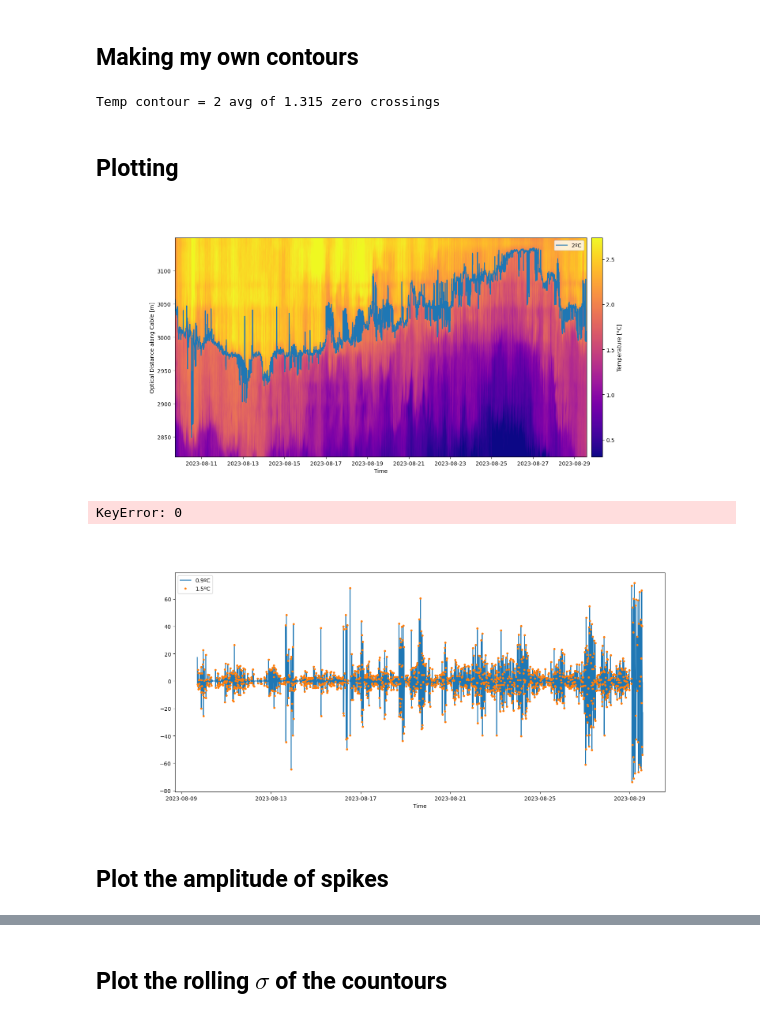
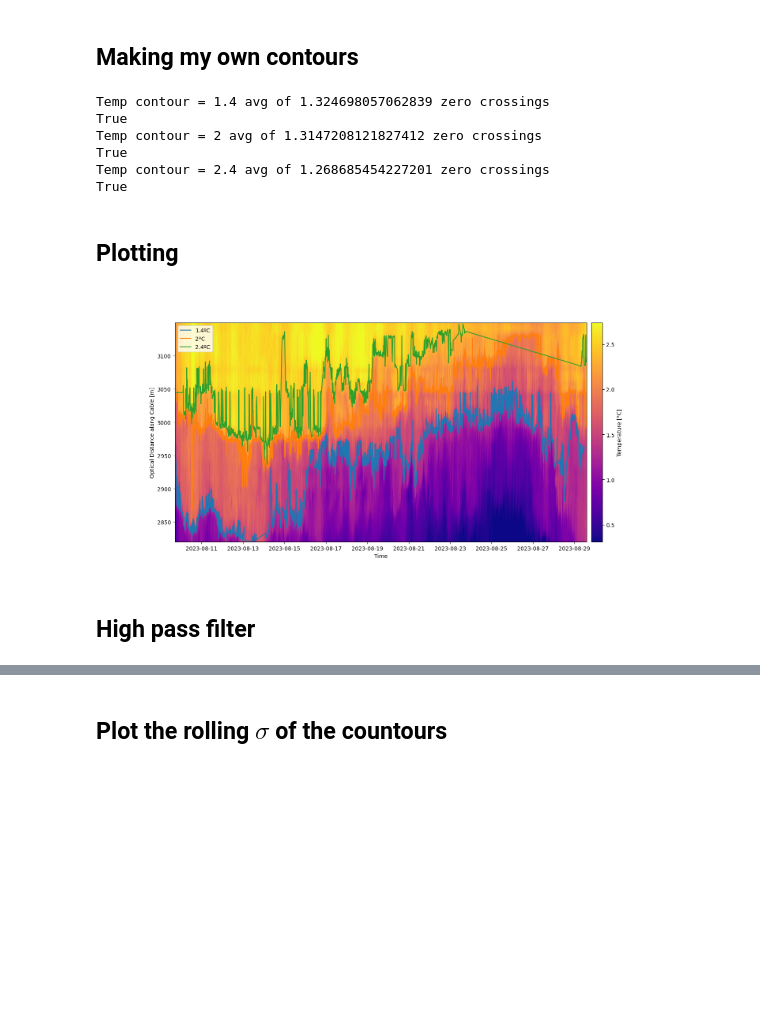
Before and after one commit to ericeberg3/UW_research, a Jupyter notebook: DTS_large_scale.ipynb, the cells around one changed output, grey strips where cells are left out. Cells and saved outputs as stored; diff of their text form; code cells hidden in the pictures; blank space fills up the shorter version.

Commit message:
Fixed weird interpolation issue on large scale case.

```diff
--- a/DTS_large_scale.ipynb
+++ b/DTS_large_scale.ipynb
@@ -84,62 +84,90 @@ plot_dists_zoomed = plot_dists[startind_d:endind_d]
 # %% [markdown]
 ## Making my own contours
 # %%
-contour_values = [2] # 0.7, 1, 1.3, 1.6, 2,
+contour_values = [1.4, 2, 2.4] # 0.7, 1, 1.3, 1.6, 2,
 contour_values_legend = []
 for i in range(len(contour_values)): contour_values_legend.append(str(contour_values[i]) + "ºC")
 
 contour_points = {}
+contour_points_arr = np.empty((len(contour_values), len(plot_times_zoomed)))
+contour_points_og = np.empty((len(contour_values), len(plot_times_zoomed)))
 # np.empty((len(contour_values), len(filtered_arr[:, 1])))
+cvi = 0
 
 for cv in contour_values:
     avg_zero_crossings = 0
+    nan_inds = []
+    real_inds = []
     contour_points[cv] = {}
     contour_points[cv]['x'] = []
     contour_points[cv]['t'] = []
     for i in range(len(filtered_arr[:, 0])):
         xc = pyaC.zerocross1d(plot_dists_zoomed, filtered_arr[i, :] - cv)
-        contour_points[cv]['x'].extend(xc.flatten().tolist())
-        contour_points[cv]['t'].extend(np.full(len(xc), plot_times_zoomed[i]).tolist())
+        if(len(xc) == 1):
+            real_inds.append(i)
+            contour_points_arr[cvi, i] = xc.flatten().tolist()[0]
+            contour_points[cv]['x'].extend(xc.flatten().tolist())
+            contour_points[cv]['t'].extend(np.full(len(xc), plot_times_zoomed_int[i]).tolist())
+        else:
+            nan_inds.append(i)
+            contour_points_arr[cvi, i] = float('NaN')
         avg_zero_crossings = avg_zero_crossings + len(xc)
+    print('Temp contour =', cv, 'avg of', avg_zero_crossings/len(filtered_arr[:, 0]), 'zero crossings')
 
-    print('Temp contour =', cv, 'avg of', round(avg_zero_crossings/len(filtered_arr[:, 0]), 3), 'zero crossings')
+    nan_inds = np.array(nan_inds)
+    real_inds = np.array(real_inds)
 
-# np.interp(xc, plot_dists_zoomed, filtered_arr[i, :])
+    contour_points_og[cvi] = contour_points_arr[cvi]
+    print(np.all(np.diff(plot_times_zoomed_int[real_inds]) > 0))
+
+    contour_points_arr[cvi][nan_inds] = np.interp(plot_times_zoomed_int[nan_inds], np.array(contour_points[cv]['t']), contour_points[cv]['x'])
+    # f = scipy.interpolate.interp1d(plot_times_zoomed_int[real_inds], contour_points_arr[cvi][real_inds], kind= "slinear")
+    # try: contour_points_arr[cvi][nan_inds] = f(plot_times[nan_inds])
+    # except: print(nan_inds)
+    # contour_points_arr[cvi] = np.interp(plot_times_zoomed.astype('int64'), np.array(contour_points[cv]['t']).astype('int64'), contour_points[cv]['x'])
+    cvi = cvi + 1
 # %% [output]
-Temp contour = 2 avg of 1.315 zero crossings
+Temp contour = 1.4 avg of 1.324698057062839 zero crossings
+True
+Temp contour = 2 avg of 1.3147208121827412 zero crossings
+True
+Temp contour = 2.4 avg of 1.268685454227201 zero crossings
+True
 # %% [markdown]
 ## Plotting
 # %%
 fig, ax = plt.subplots(figsize=(2.5*6.4,1.5*4.8))
 im1 = ax.imshow(filtered_arr.T, origin='lower',
            aspect='auto',
             extent=[plot_times_zoomed[0], plot_times_zoomed[-1],
                    plot_dists_zoomed[0], plot_dists_zoomed[-1]],
             cmap='plasma',
             vmin=np.percentile(filtered_arr[~np.isnan(filtered_arr)],1),
             vmax=np.percentile(filtered_arr[~np.isnan(filtered_arr)],99),
             )
 ax.set_ylabel('Optical Distance along Cable [m]')
 ax.set_xlabel('Time')
 # for i in range(len(contour_points[contour_values[i]]['t'])):
 #     for j in range(len(contour_points[contour_values[i]]['x'])):
 #         nexttinds =
 
-for i in range(len(contour_values)): plt.plot(contour_points[contour_values[i]]['t'], contour_points[contour_values[i]]['x'], '-')
+for i in range(len(contour_values)): plt.plot(plot_times_zoomed, contour_points_arr[i], '-')
 # plt.contour(plot_times_zoomed, plot_dists_zoomed, filtered_arr.T, contour_values)
 # ax.axvline(x=plot_times[sliceind])
 plt.legend(contour_values_legend)
 
 cbar = fig.colorbar(im1, pad=0.01)
 cbar.set_label('Temperature [°C]')
 plt.show()
 # %% [output]
-[figure, old version]
+[figure, new version]
+# %% [markdown]
+## High pass filter
 # %%
 sos = scipy.signal.butter(1, 0.025, 'hp', fs=0.2, output='sos')
-contours_filtered = {}
+contours_filtered = np.empty(np.shape(contour_points_arr))
 for i in range(len(contour_values)):
-    contours_filtered[i] = scipy.signal.sosfilt(sos, contour_points[i] - np.median(contour_points[i]))
+    contours_filtered[i] = scipy.signal.sosfilt(sos, contour_points_arr[i] - np.median(contour_points_arr[i]))
 
 peak_locs = {}
 dT = {}
@@ -153,22 +181,3 @@ for i in range(len(contour_values)):
     peak_dists_ind[i] = np.concatenate((peaks_p, peaks_m))
 
 # peaks_arr[i, peak_dists_ind] = amplitudes
-# %% [output]
-KeyError: 0
-# %%
-fig, ax = plt.subplots(figsize=(2.5*6.4,1.5*4.8))
-
-ax.set_xlabel('Time')
-# plt.plot(plot_times_zoomed, contour_points[0] - np.mean(contour_points[0]))
-# for i in range(len(contour_values)):
-s1 = 150
-s2 = 220
-plt.plot(plot_times_zoomed, contours_filtered[0])
-plt.plot(plot_times_zoomed[peak_dists_ind[0]], contours_filtered[0][peak_dists_ind[0]], '.')
-
-plt.legend(contour_values_legend)
-plt.show()
-# %% [output]
-[figure, removed]
-# %% [markdown]
-## Plot the amplitude of spikes
```
Also changed, not shown: parts of 3 cells of this notebook.
